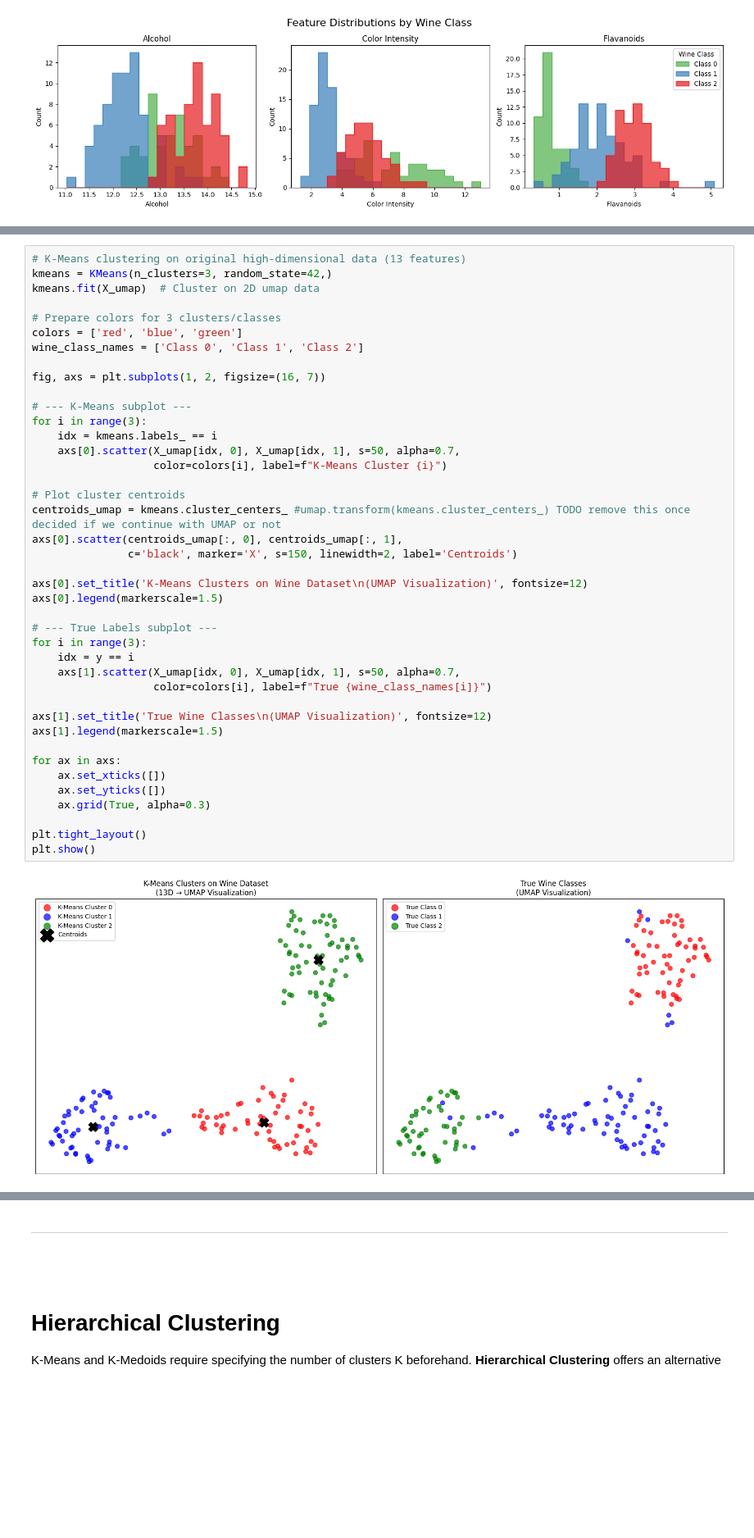
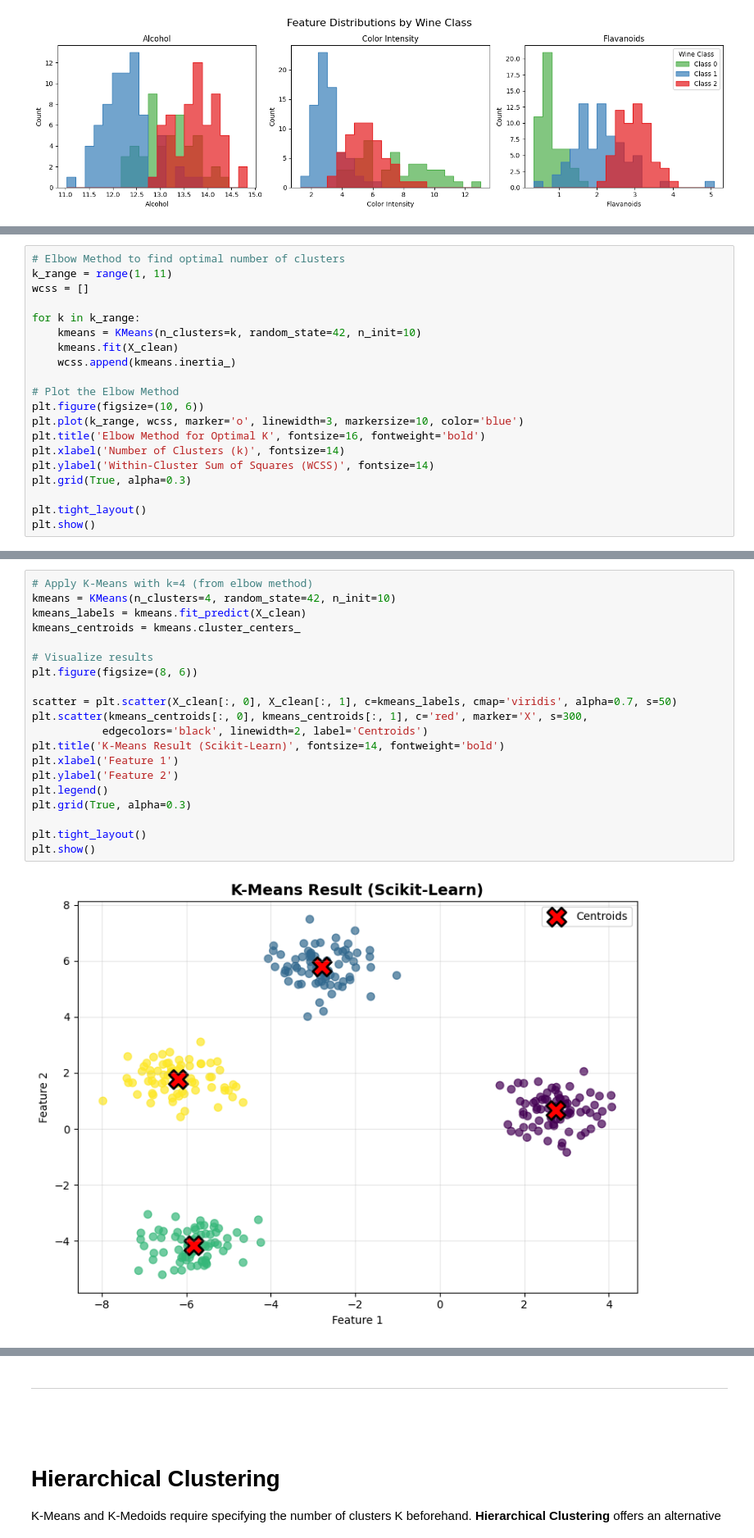
Before and after one commit to Jamoser123/PNR_Advanced_DataScience, a Jupyter notebook: 3_Clustering/HandsOn_Clustering.ipynb, the cells around one changed output, grey strips where cells are left out. Shown at 82% size. Saved outputs shown, nothing was run; the diff lists cells and outputs as text; blank space fills up the shorter version.

Commit message:
Updated K-Means

```diff
--- a/3_Clustering/HandsOn_Clustering.ipynb
+++ b/3_Clustering/HandsOn_Clustering.ipynb
@@ -216,0 +260,20 @@ Let's see how well K-Means performs on our Wine dataset and visualize the cluste
+# %%
+# Elbow Method to find optimal number of clusters
+k_range = range(1, 11)
+wcss = []
+
+for k in k_range:
+    kmeans = KMeans(n_clusters=k, random_state=42, n_init=10)
+    kmeans.fit(X_clean)
+    wcss.append(kmeans.inertia_)
+
+# Plot the Elbow Method
+plt.figure(figsize=(10, 6))
+plt.plot(k_range, wcss, marker='o', linewidth=3, markersize=10, color='blue')
+plt.title('Elbow Method for Optimal K', fontsize=16, fontweight='bold')
+plt.xlabel('Number of Clusters (k)', fontsize=14)
+plt.ylabel('Within-Cluster Sum of Squares (WCSS)', fontsize=14)
+plt.grid(True, alpha=0.3)
+
+plt.tight_layout()
+plt.show()
@@ -310,43 +426,22 @@ Let's use KMeans now with the *Scikit-learn* package!
 # %%
-# K-Means clustering on original high-dimensional data (13 features)
-kmeans = KMeans(n_clusters=3, random_state=42,)
-kmeans.fit(X_umap)  # Cluster on 2D umap data
+# Apply K-Means with k=4 (from elbow method)
+kmeans = KMeans(n_clusters=4, random_state=42, n_init=10)
+kmeans_labels = kmeans.fit_predict(X_clean)
+kmeans_centroids = kmeans.cluster_centers_
 
-# Prepare colors for 3 clusters/classes
-colors = ['red', 'blue', 'green']
-wine_class_names = ['Class 0', 'Class 1', 'Class 2']
+# Visualize results
+plt.figure(figsize=(8, 6))
 
-fig, axs = plt.subplots(1, 2, figsize=(16, 7))
-
-# --- K-Means subplot ---
-for i in range(3):
-    idx = kmeans.labels_ == i
-    axs[0].scatter(X_umap[idx, 0], X_umap[idx, 1], s=50, alpha=0.7,
-                   color=colors[i], label=f"K-Means Cluster {i}")
-
-# Plot cluster centroids
-centroids_umap = kmeans.cluster_centers_ #umap.transform(kmeans.cluster_centers_) TODO remove this once decided if we continue with UMAP or not
-axs[0].scatter(centroids_umap[:, 0], centroids_umap[:, 1],
-               c='black', marker='X', s=150, linewidth=2, label='Centroids')
-
-axs[0].set_title('K-Means Clusters on Wine Dataset\n(UMAP Visualization)', fontsize=12)
-axs[0].legend(markerscale=1.5)
-
-# --- True Labels subplot ---
-for i in range(3):
-    idx = y == i
-    axs[1].scatter(X_umap[idx, 0], X_umap[idx, 1], s=50, alpha=0.7,
-                   color=colors[i], label=f"True {wine_class_names[i]}")
-
-axs[1].set_title('True Wine Classes\n(UMAP Visualization)', fontsize=12)
-axs[1].legend(markerscale=1.5)
-
-for ax in axs:
-    ax.set_xticks([])
-    ax.set_yticks([])
-    ax.grid(True, alpha=0.3)
+scatter = plt.scatter(X_clean[:, 0], X_clean[:, 1], c=kmeans_labels, cmap='viridis', alpha=0.7, s=50)
+plt.scatter(kmeans_centroids[:, 0], kmeans_centroids[:, 1], c='red', marker='X', s=300,
+           edgecolors='black', linewidth=2, label='Centroids')
+plt.title('K-Means Result (Scikit-Learn)', fontsize=14, fontweight='bold')
+plt.xlabel('Feature 1')
+plt.ylabel('Feature 2')
+plt.legend()
+plt.grid(True, alpha=0.3)
 
 plt.tight_layout()
 plt.show()
 # %% [output]
-[figure, old version]
+[figure, new version]
```
Also changed, not shown: parts of 18 cells of this notebook.
